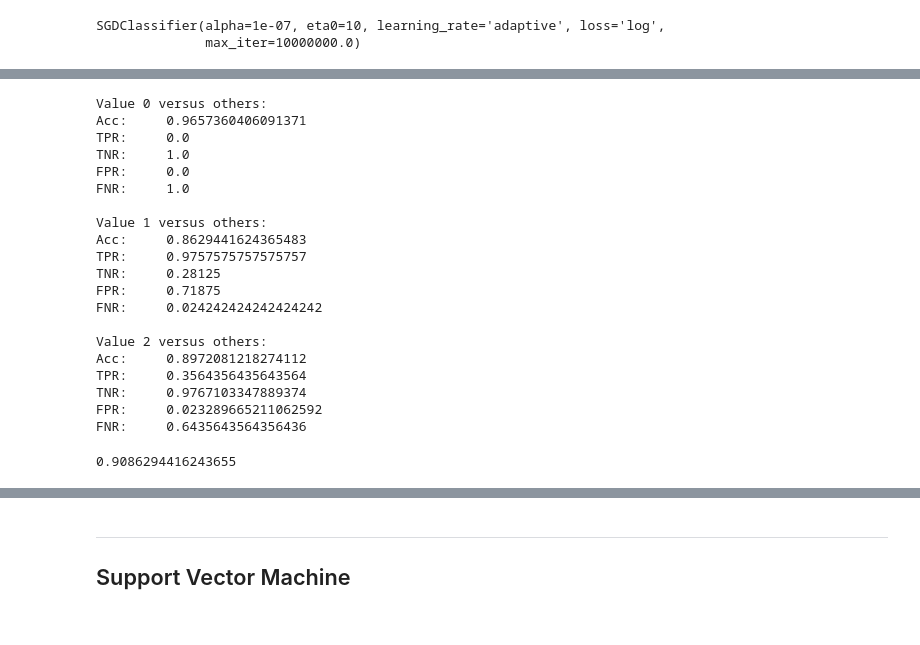
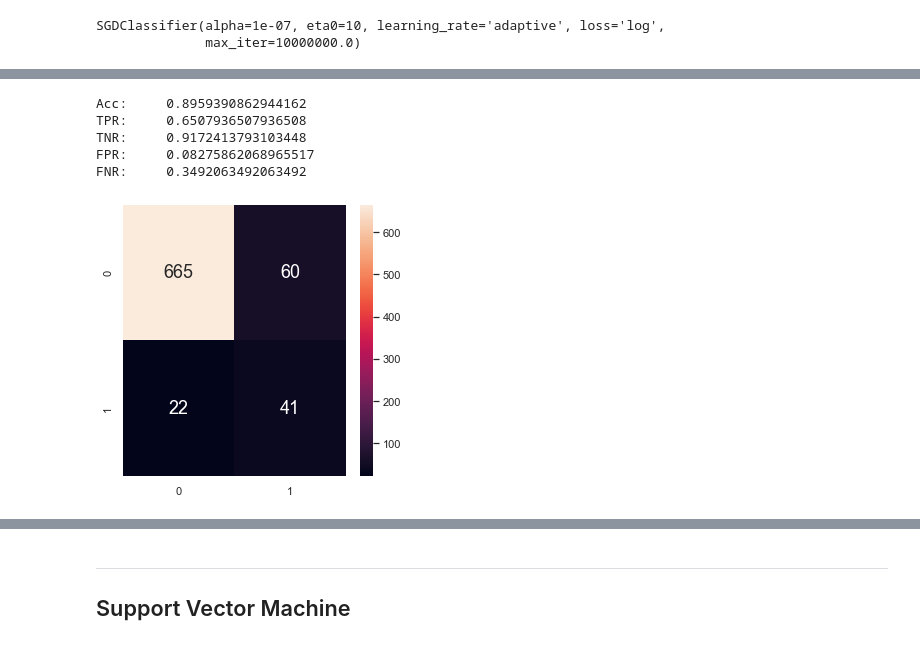
Before and after one commit to danxuZhang/WineQuality, a Jupyter notebook: src/ml.ipynb, the cells around one changed output, grey strips where cells are left out. Drawn from its saved outputs; the diff is of its cells as text; code cells hidden in the pictures.

```diff
--- a/src/ml.ipynb
+++ b/src/ml.ipynb
@@ -244,26 +245,11 @@ For testing data, accuracy=0.8527918781725888.
 # %%
 # Evaluation of train data
 y_train_pred = model.predict(X_train)
-oneVsAllEvaluation(y_train, y_train_pred, plotConfusionMatrix=False)
+evaluate(y_train, y_train_pred, plotConfusionMatrix=True)
 # %% [output]
-Value 0 versus others:
-Acc:     0.9657360406091371
-TPR:     0.0
-TNR:     1.0
-FPR:     0.0
-FNR:     1.0
-
-Value 1 versus others:
-Acc:     0.8629441624365483
-TPR:     0.9757575757575757
-TNR:     0.28125
-FPR:     0.71875
-FNR:     0.024242424242424242
-
-Value 2 versus others:
-Acc:     0.8972081218274112
-TPR:     0.3564356435643564
-TNR:     0.9767103347889374
-FPR:     0.023289665211062592
-FNR:     0.6435643564356436
+Acc:     0.8959390862944162
+TPR:     0.6507936507936508
+TNR:     0.9172413793103448
+FPR:     0.08275862068965517
+FNR:     0.3492063492063492
-0.9086294416243655
+[figure, added]
```
Also changed, not shown: parts of 13 cells of this notebook, 5 other files.
